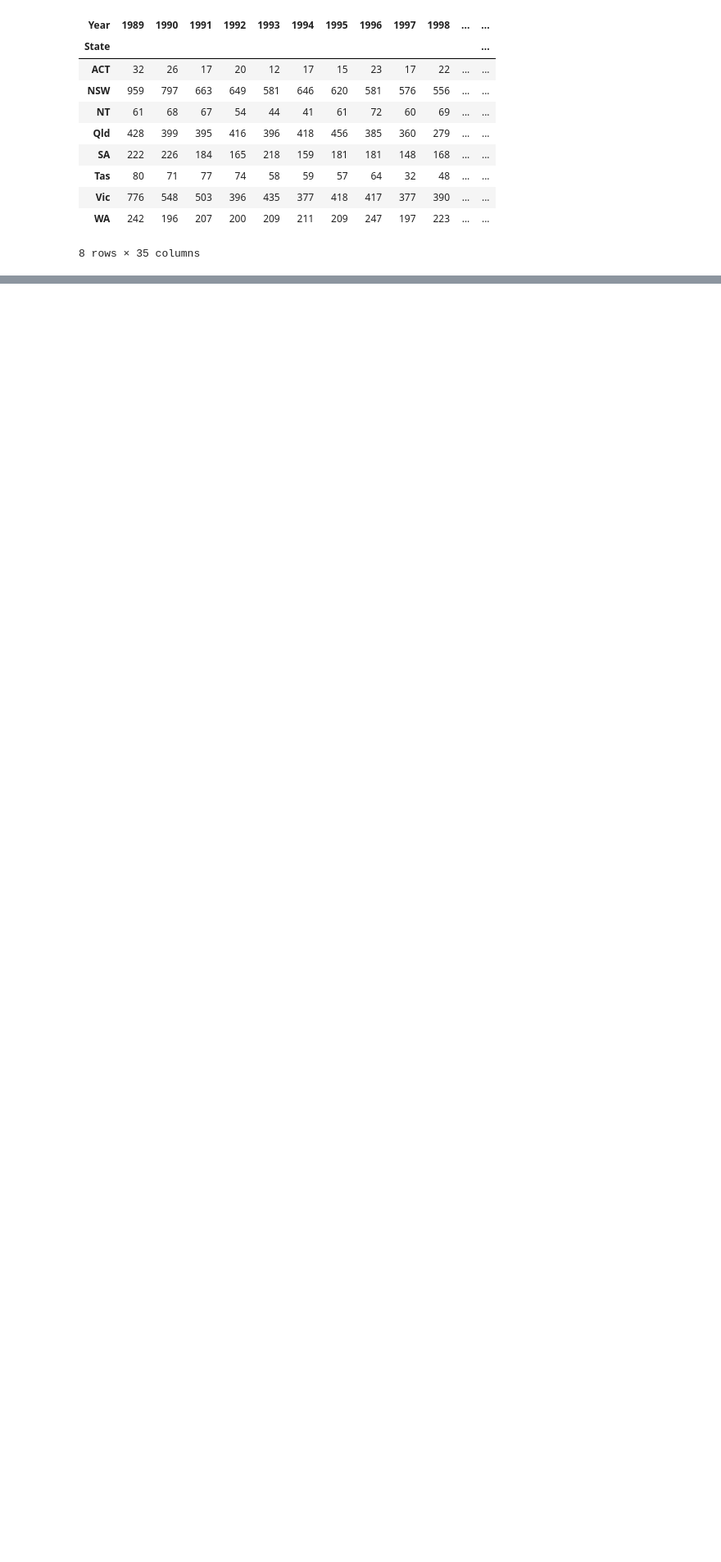
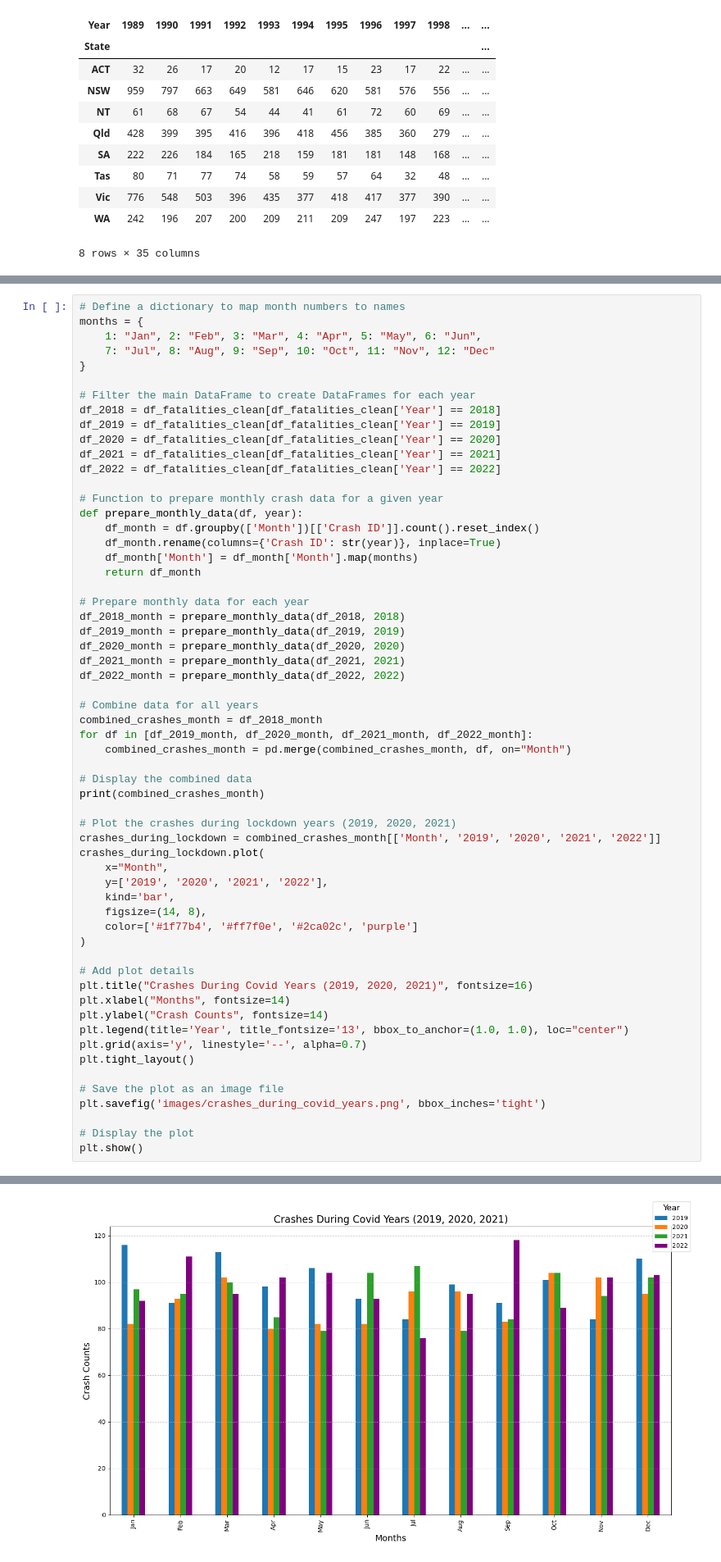
Before and after one commit to Yukitoshi12345/Australia-Road-Fatality, a Jupyter notebook: main.ipynb, the cells around one changed output, grey strips where cells are left out. Shown: that part at 82% size. Cells and saved outputs as stored; diff of their text form; blank space fills up the shorter version.

Commit message:
covid graphs added

```diff
--- a/main.ipynb
+++ b/main.ipynb
@@ -173,3 +171,63 @@ plt.savefig('images/total_crashes_by_state_per_10_years.png', bbox_inches='tight
 plt.show()
 # %% [output]
 [figure]
+# %%
+# Define a dictionary to map month numbers to names
+months = {
+    1: "Jan", 2: "Feb", 3: "Mar", 4: "Apr", 5: "May", 6: "Jun",
+    7: "Jul", 8: "Aug", 9: "Sep", 10: "Oct", 11: "Nov", 12: "Dec"
+}
+
+# Filter the main DataFrame to create DataFrames for each year
+df_2018 = df_fatalities_clean[df_fatalities_clean['Year'] == 2018]
+df_2019 = df_fatalities_clean[df_fatalities_clean['Year'] == 2019]
+df_2020 = df_fatalities_clean[df_fatalities_clean['Year'] == 2020]
+df_2021 = df_fatalities_clean[df_fatalities_clean['Year'] == 2021]
+df_2022 = df_fatalities_clean[df_fatalities_clean['Year'] == 2022]
+
+# Function to prepare monthly crash data for a given year
+def prepare_monthly_data(df, year):
+    df_month = df.groupby(['Month'])[['Crash ID']].count().reset_index()
+    df_month.rename(columns={'Crash ID': str(year)}, inplace=True)
+    df_month['Month'] = df_month['Month'].map(months)
+    return df_month
+
+# Prepare monthly data for each year
+df_2018_month = prepare_monthly_data(df_2018, 2018)
+df_2019_month = prepare_monthly_data(df_2019, 2019)
+df_2020_month = prepare_monthly_data(df_2020, 2020)
+df_2021_month = prepare_monthly_data(df_2021, 2021)
+df_2022_month = prepare_monthly_data(df_2022, 2022)
+
+# Combine data for all years
+combined_crashes_month = df_2018_month
+for df in [df_2019_month, df_2020_month, df_2021_month, df_2022_month]:
+    combined_crashes_month = pd.merge(combined_crashes_month, df, on="Month")
+
+# Display the combined data
+print(combined_crashes_month)
+
+# Plot the crashes during lockdown years (2019, 2020, 2021)
+crashes_during_lockdown = combined_crashes_month[['Month', '2019', '2020', '2021', '2022']]
+crashes_during_lockdown.plot(
+    x="Month",
+    y=['2019', '2020', '2021', '2022'],
+    kind='bar',
+    figsize=(14, 8),
+    color=['#1f77b4', '#ff7f0e', '#2ca02c', 'purple']
+)
+
+# Add plot details
+plt.title("Crashes During Covid Years (2019, 2020, 2021)", fontsize=16)
+plt.xlabel("Months", fontsize=14)
+plt.ylabel("Crash Counts", fontsize=14)
+plt.legend(title='Year', title_fontsize='13', bbox_to_anchor=(1.0, 1.0), loc="center")
+plt.grid(axis='y', linestyle='--', alpha=0.7)
+plt.tight_layout()
+
+# Save the plot as an image file
+plt.savefig('images/crashes_during_covid_years.png', bbox_inches='tight')
+
+# Display the plot
+plt.show()
+# %% [output]
@@ -175,0 +247 @@ plt.show()
+[figure, added]
```
Also changed, not shown: parts of 3 cells of this notebook, 3 other files.
